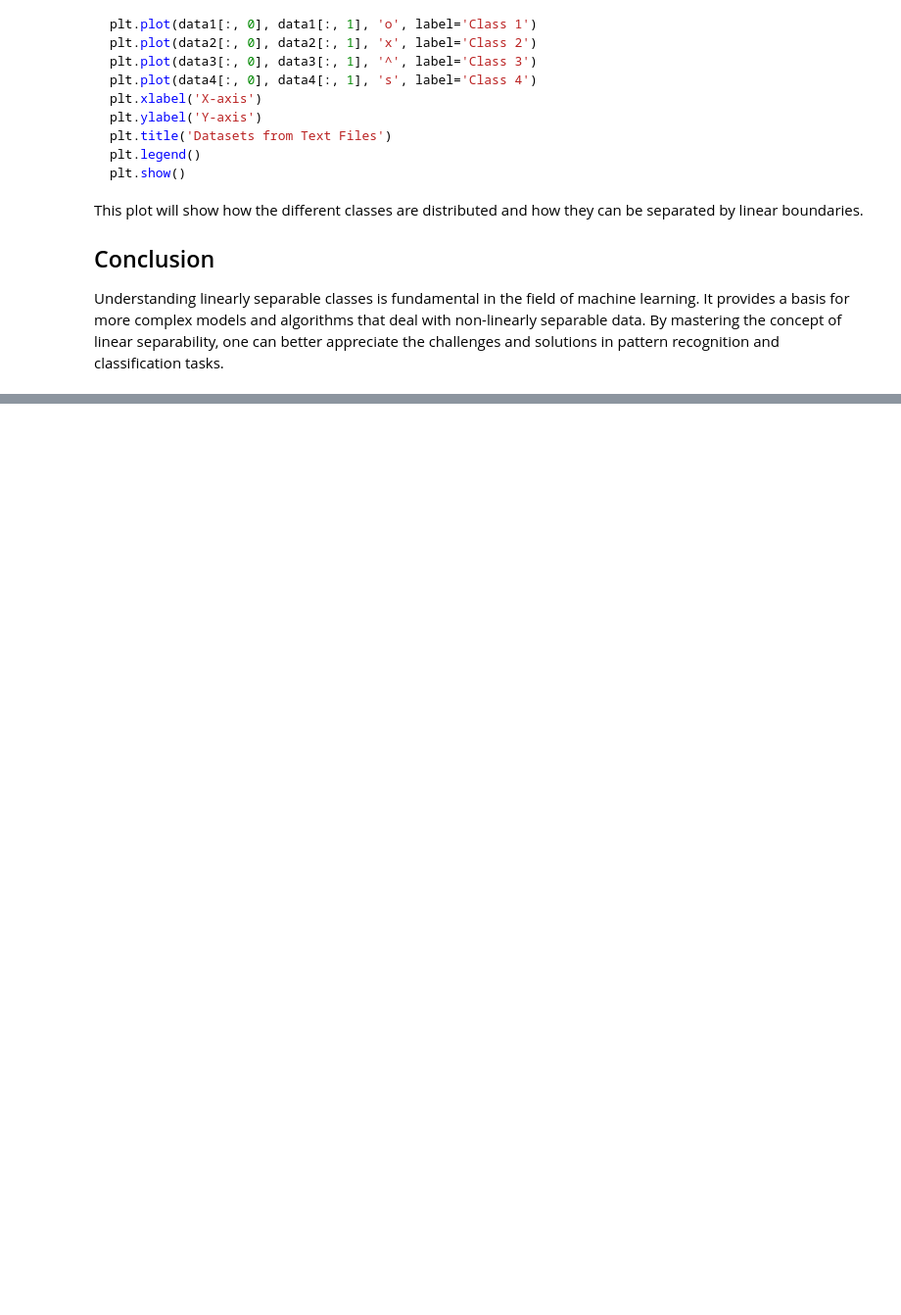
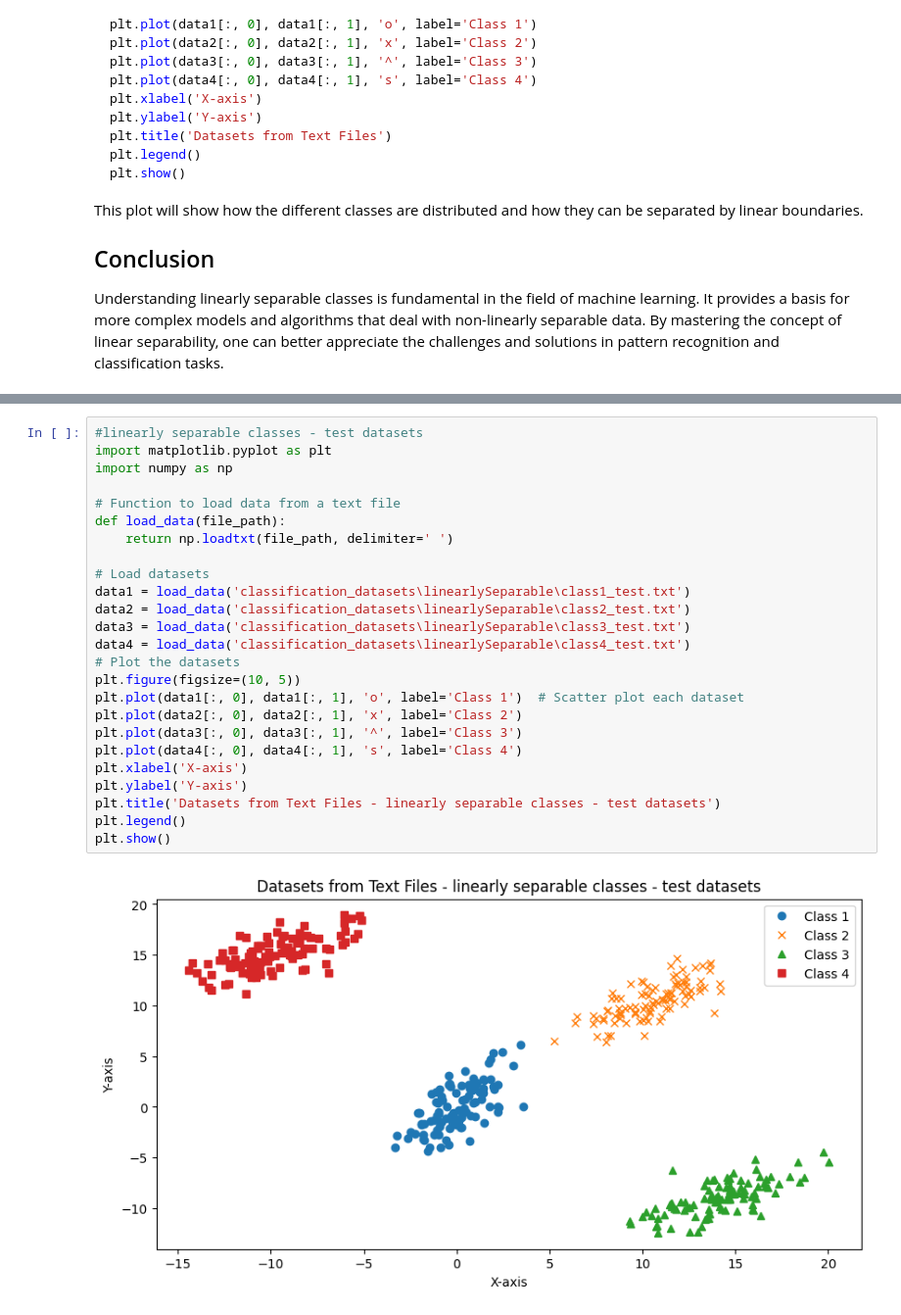
Before and after one commit to RakshithaKalkura/IML-project-dec-2024, a Jupyter notebook: datasets_visualize.ipynb, the cells around one changed output, grey strips where cells are left out. Shown: that part at 98% size. Cells and saved outputs as stored; diff of their text form; blank space fills up the shorter version.

```diff
--- a/datasets_visualize.ipynb
+++ b/datasets_visualize.ipynb
@@ -72,0 +101,27 @@ Training datasets of linearly separable classes:
+# %%
+#linearly separable classes - test datasets
+import matplotlib.pyplot as plt
+import numpy as np
+
+# Function to load data from a text file
+def load_data(file_path):
+    return np.loadtxt(file_path, delimiter=' ')
+
+# Load datasets
+data1 = load_data('classification_datasets\linearlySeparable\class1_test.txt')
+data2 = load_data('classification_datasets\linearlySeparable\class2_test.txt')
+data3 = load_data('classification_datasets\linearlySeparable\class3_test.txt')
+data4 = load_data('classification_datasets\linearlySeparable\class4_test.txt')
+# Plot the datasets
+plt.figure(figsize=(10, 5))
+plt.plot(data1[:, 0], data1[:, 1], 'o', label='Class 1')  # Scatter plot each dataset
+plt.plot(data2[:, 0], data2[:, 1], 'x', label='Class 2')
+plt.plot(data3[:, 0], data3[:, 1], '^', label='Class 3')
+plt.plot(data4[:, 0], data4[:, 1], 's', label='Class 4')
+plt.xlabel('X-axis')
+plt.ylabel('Y-axis')
+plt.title('Datasets from Text Files - linearly separable classes - test datasets')
+plt.legend()
+plt.show()
+# %% [output]
+[figure, added]
```
Also changed, not shown: parts of 10 cells of this notebook.
